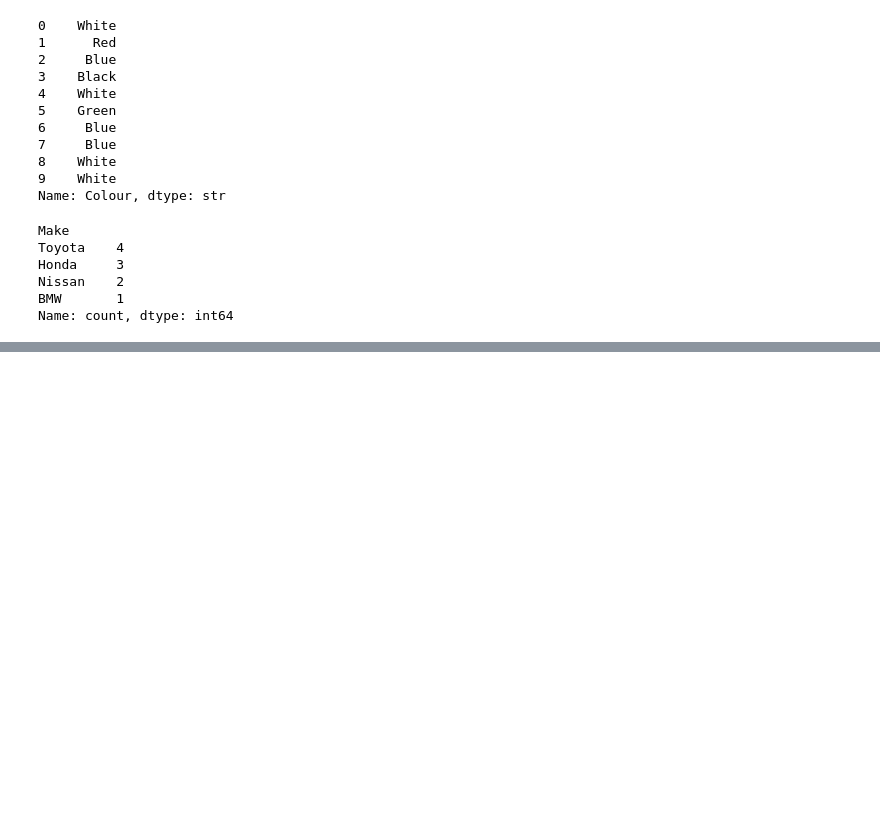
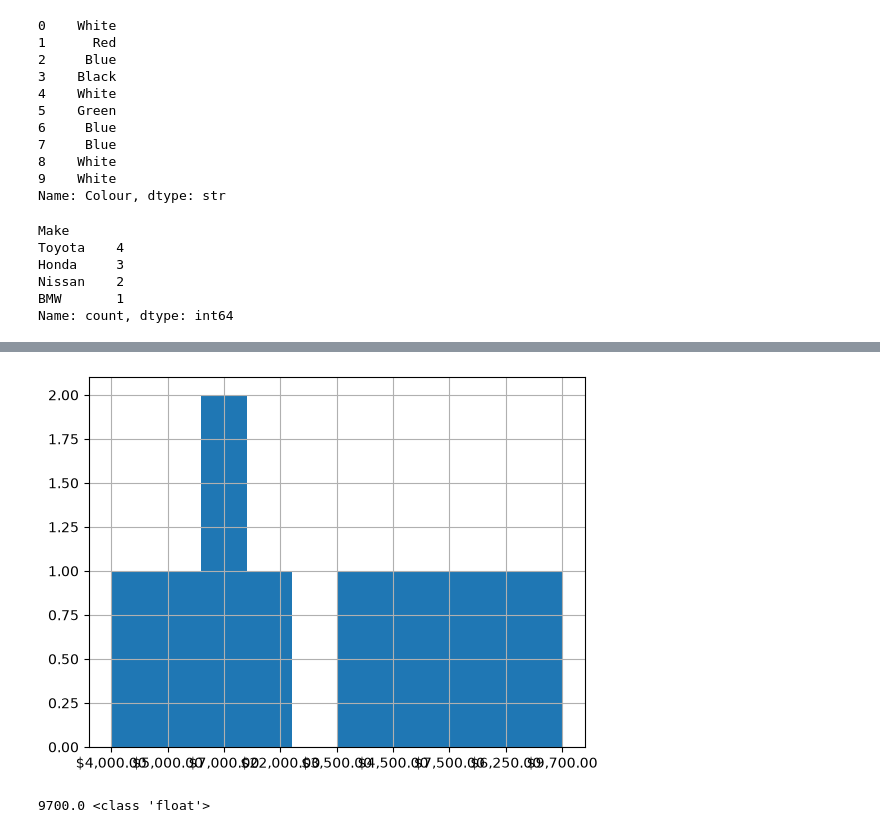
Before and after one commit to manjubratheep-spec/pandas, a Jupyter notebook: pandas.ipynb, the cells around one changed output, grey strips where cells are left out. Saved outputs shown, nothing was run; the diff lists cells and outputs as text; code cells hidden in the pictures; blank space fills up the shorter version.

```diff
--- a/pandas.ipynb
+++ b/pandas.ipynb
@@ -317,0 +376,10 @@ Name: count, dtype: int64
+# %%
+new_df["Price"].hist();
+# %% [output]
+[figure, added]
+# %%
+mydata = "$9,700.00"
+x = float(mydata[1:].replace(',',''))
+print(x,type(x))
+# %% [output]
+9700.0 <class 'float'>
```
Also changed, not shown: parts of 31 cells of this notebook, 2 other files.
